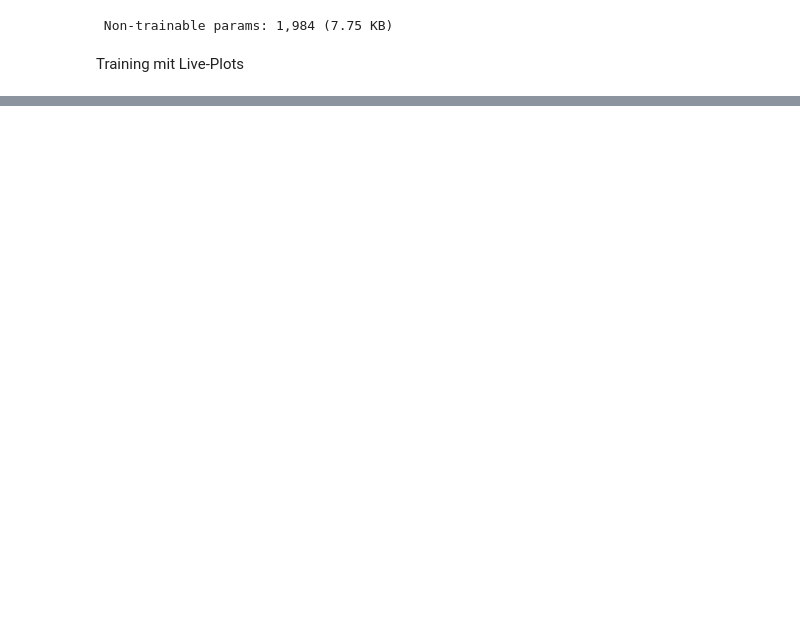
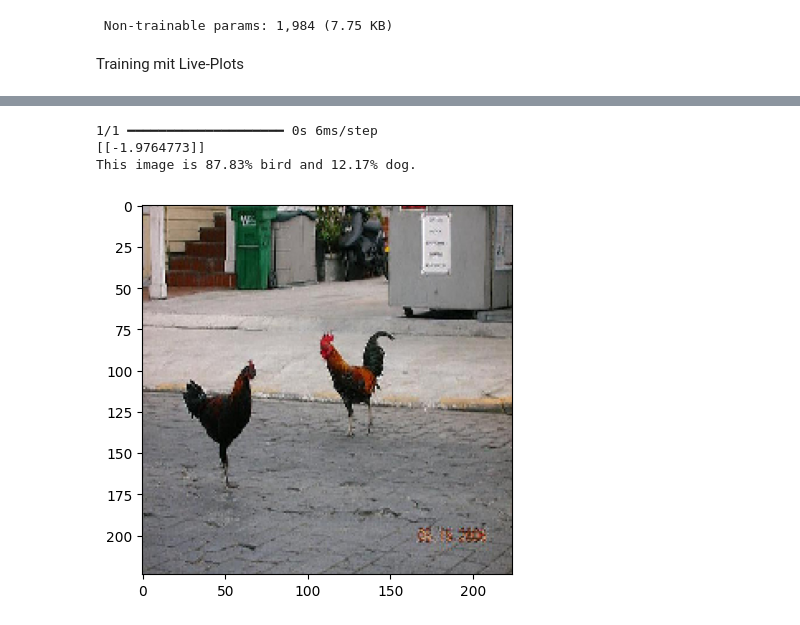
Before and after one commit to AngryBacteria/deeplearning-project-gujen1-steij14, a Jupyter notebook: imagenet_cnn.ipynb, the cells around one changed output, grey strips where cells are left out. Drawn from its saved outputs; the diff is of its cells as text; code cells hidden in the pictures; blank space fills up the shorter version.

```diff
--- a/imagenet_cnn.ipynb
+++ b/imagenet_cnn.ipynb
@@ -199,0 +236,19 @@ for i, metric in enumerate(["precision", "recall", "accuracy", "loss"]):
+# %%
+img = keras.utils.load_img("data/images/bird/n01514668_7481.JPEG", target_size=IMAGE_SIZE)
+plt.imshow(img)
+
+img_array = keras.utils.img_to_array(img)
+img_array = keras.ops.expand_dims(img_array, 0)  # Create batch axis
+
+# normalize the image
+img_array /= 255.0
+
+predictions = model.predict(img_array)
+print(predictions)
+score = float(keras.ops.sigmoid(predictions[0][0]))
+print(f"This image is {100 * (1 - score):.2f}% bird and {100 * score:.2f}% dog.")
+# %% [output]
+1/1 ━━━━━━━━━━━━━━━━━━━━ 0s 6ms/step
+[[-1.9764773]]
+This image is 87.83% bird and 12.17% dog.
+[figure, added]
```
Also changed, not shown: parts of 6 cells of this notebook.
